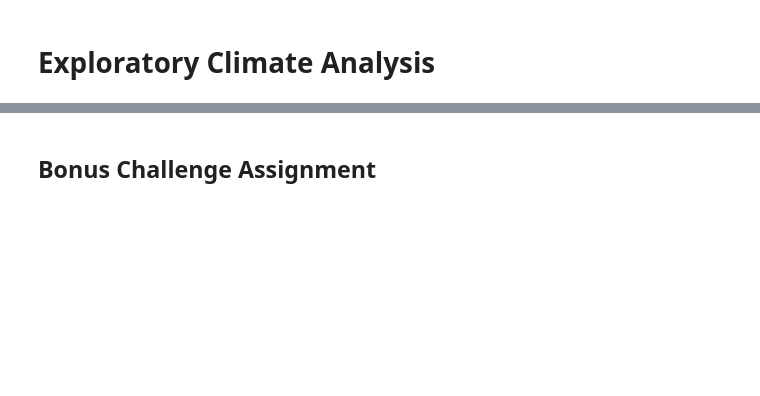
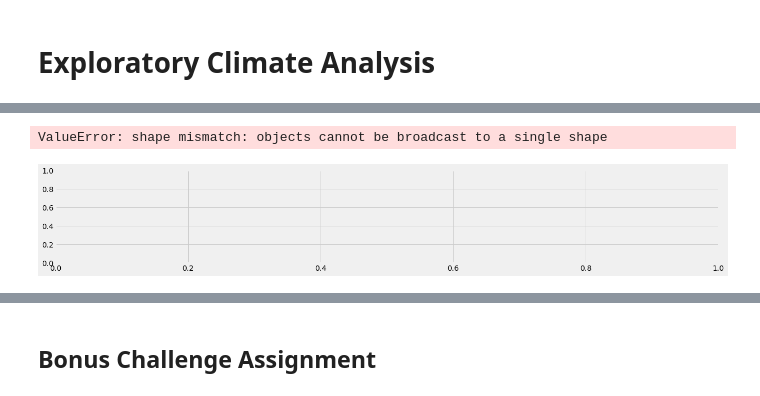
Before and after one commit to lgrayes/sqlalchemy-challenge, a Jupyter notebook: 02.ipynb, the cells around one changed output, grey strips where cells are left out. Drawn from its saved outputs; the diff is of its cells as text; code cells hidden in the pictures; blank space fills up the shorter version.

```diff
--- a/02.ipynb
+++ b/02.ipynb
@@ -129,0 +379,7 @@ for row in session.query(Measurement, Measurement.prcp).limit(365).all():
+# %%
+plt.figure(figsize=(20,3))
+plt.bar(x_axis, prcp, color='r', alpha=0.5, align="edge")
+plt.xticks(tick_locations, df4["date"], rotation="vertical")
+# %% [output]
+ValueError: shape mismatch: objects cannot be broadcast to a single shape
+[figure, added]
```
Also changed, not shown: parts of 40 cells of this notebook, 2 other files.
